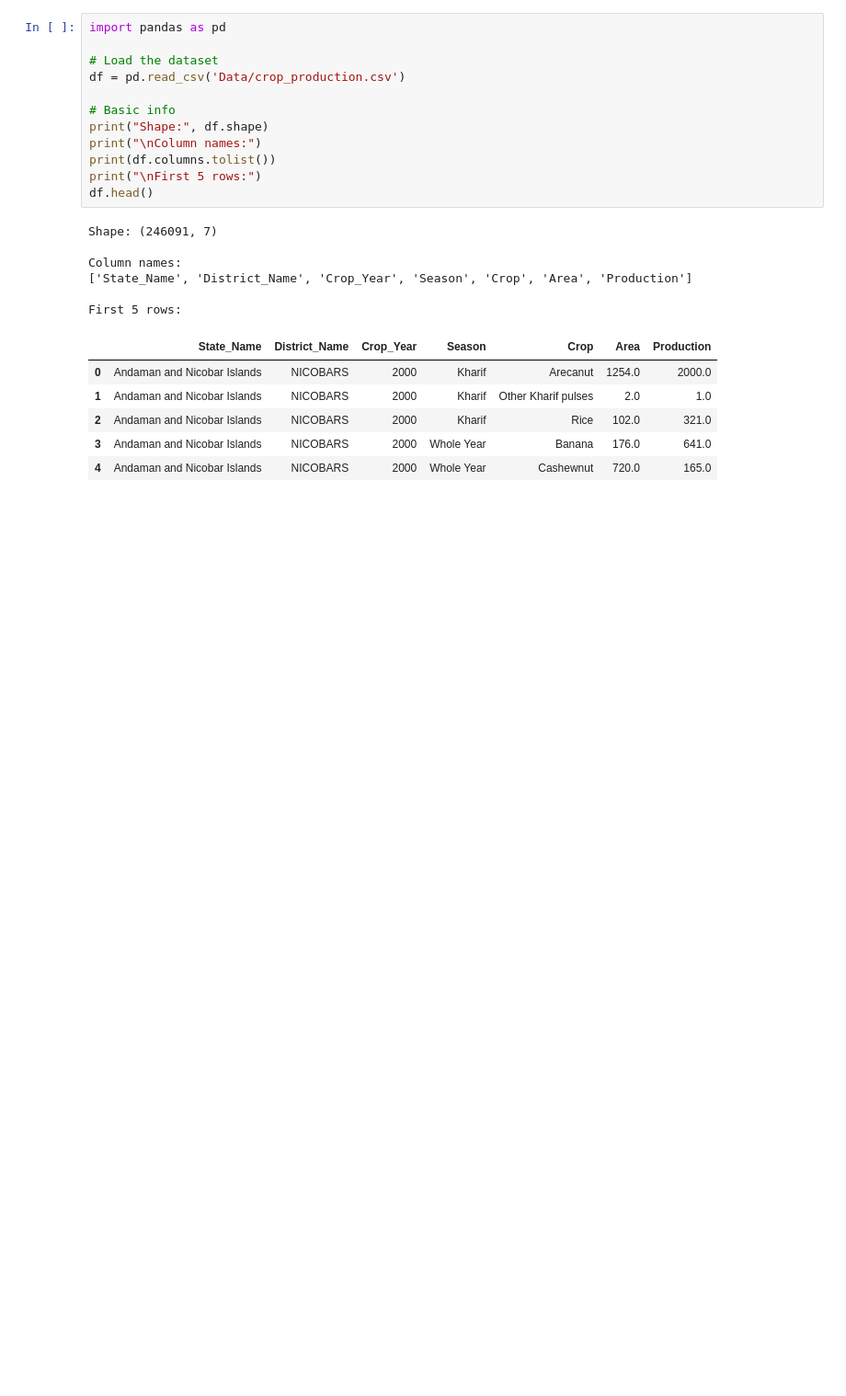
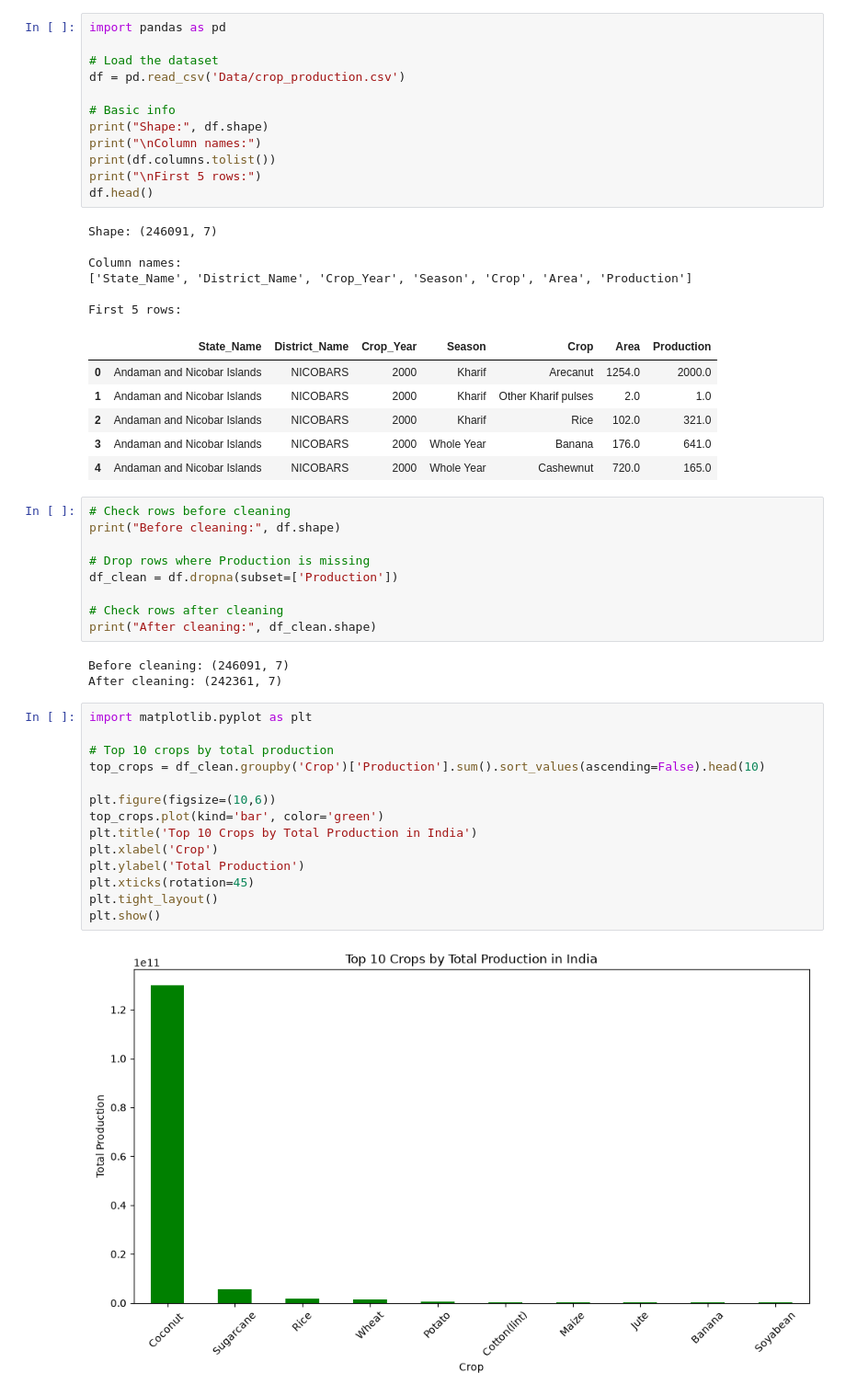
Before and after one commit to jiralikarjagruti-svg/crop-production-prediction, a Jupyter notebook: explore.ipynb, the cells around one changed output. Shown at 92% size. Drawn from its saved outputs; the diff is of its cells as text; blank space fills up the shorter version.

Commit message:
Add data cleaning and exploratory data analysis

```diff
--- a/explore.ipynb
+++ b/explore.ipynb
@@ -60,3 +60,31 @@ First 5 rows:
 | 2 | Andaman and Nicobar Islands | NICOBARS | 2000 | Kharif | Rice | 102.0 | 321.0 |
 | 3 | Andaman and Nicobar Islands | NICOBARS | 2000 | Whole Year | Banana | 176.0 | 641.0 |
 | 4 | Andaman and Nicobar Islands | NICOBARS | 2000 | Whole Year | Cashewnut | 720.0 | 165.0 |
+# %%
+# Check rows before cleaning
+print("Before cleaning:", df.shape)
+
+# Drop rows where Production is missing
+df_clean = df.dropna(subset=['Production'])
+
+# Check rows after cleaning
+print("After cleaning:", df_clean.shape)
+# %% [output]
+Before cleaning: (246091, 7)
+After cleaning: (242361, 7)
+# %%
+import matplotlib.pyplot as plt
+
+# Top 10 crops by total production
+top_crops = df_clean.groupby('Crop')['Production'].sum().sort_values(ascending=False).head(10)
+
+plt.figure(figsize=(10,6))
+top_crops.plot(kind='bar', color='green')
+plt.title('Top 10 Crops by Total Production in India')
+plt.xlabel('Crop')
+plt.ylabel('Total Production')
+plt.xticks(rotation=45)
+plt.tight_layout()
+plt.show()
+# %% [output]
+[figure, added]
```
Also changed, not shown: parts of 9 cells of this notebook.
